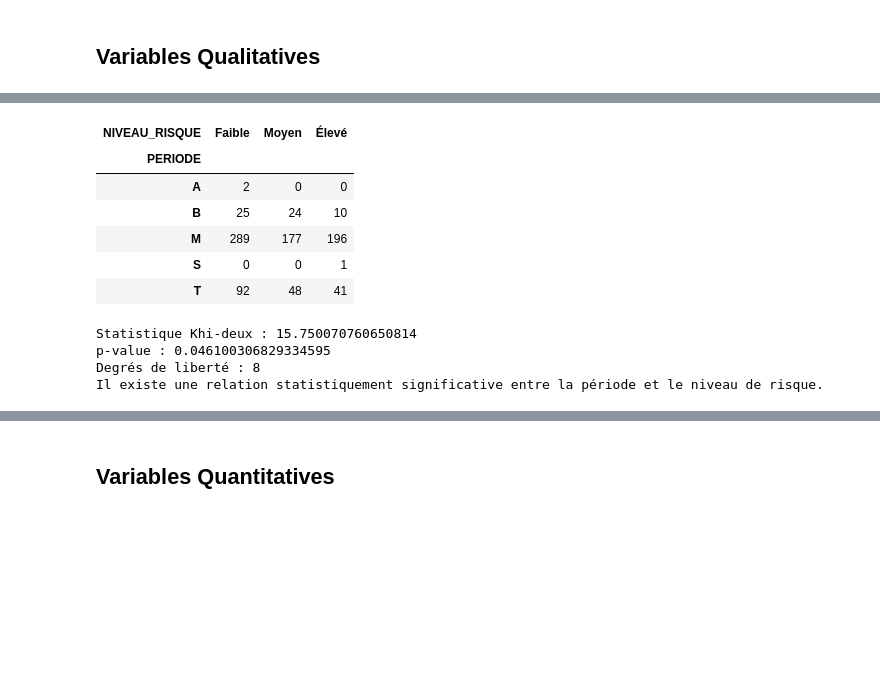
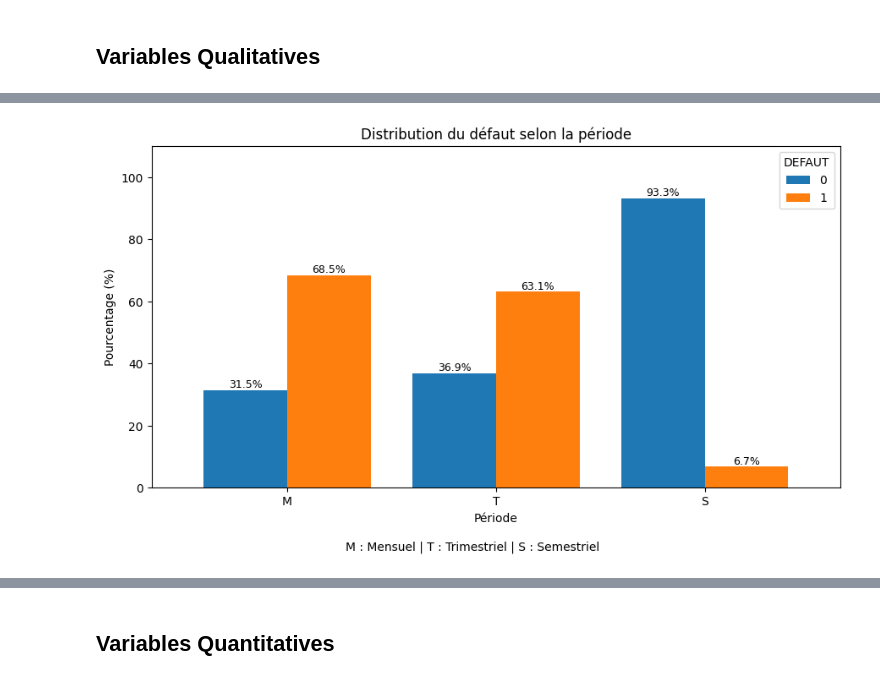
Before and after one commit to medmoude/cdd-credit-risk-scoring, a Jupyter notebook: bivariate_analysis.ipynb, the cells around one changed output, grey strips where cells are left out. Drawn from its saved outputs; the diff is of its cells as text; code cells hidden in the pictures; blank space fills up the shorter version.

```diff
--- a/bivariate_analysis.ipynb
+++ b/bivariate_analysis.ipynb
@@ -265,14 +236,3 @@ Il n'existe pas de relation statistiquement significative entre la portefeuil et
 # %%
-# Ordre des niveaux de risque
-ordre = ["Faible", "Moyen", "Élevé"]
-
-# Tableau croisé en pourcentage
-tableau_periode = pd.crosstab(
-    df["PERIODE"],
-    df["NIVEAU_RISQUE"],
-    normalize="index"
-).mul(100).round(2)
-
-tableau_periode = tableau_periode[ordre]
-
-display(tableau_periode)
+variable = 'PERIODE'
+target = 'DEFAUT'
@@ -325,29 +265,45 @@ plt.show()
 # %%
-# Tableau croisé en effectifs
-tableau_effectifs_periode = pd.crosstab(df["PERIODE"], df["NIVEAU_RISQUE"])
+# Préparer les pourcentages
+table_pct_graph = pd.crosstab(
+    df[variable],
+    df[target],
+    normalize='index'
+).mul(100)
 
-display(tableau_effectifs_periode)
+# Trier selon le taux de défaut = 1
+table_pct_graph = table_pct_graph.sort_values(by=1, ascending=False)
 
-# Test du Khi-deux
-chi2, p_value, dof, expected = chi2_contingency(tableau_effectifs_periode)
+# Graphique
+ax = table_pct_graph.plot(
+    kind='bar',
+    figsize=(9, 5),
+    width=0.8
+)
 
-print("Statistique Khi-deux :", chi2)
-print("p-value :", p_value)
-print("Degrés de liberté :", dof)
+# Ajouter les pourcentages sur les barres
+for container in ax.containers:
+    ax.bar_label(
+        container,
+        fmt='%.1f%%',
+        label_type='edge',
+        fontsize=9
+    )
 
-if p_value < 0.05:
-    print("Il existe une relation statistiquement significative entre la période et le niveau de risque.")
-else:
-    print("Il n'existe pas de relation statistiquement significative entre la période et le niveau de risque.")
+plt.xlabel('Période')
+plt.ylabel('Pourcentage (%)')
+plt.title('Distribution du défaut selon la période')
+plt.xticks(rotation=0)
+plt.legend(title='DEFAUT')
+plt.ylim(0, 110)
+
+plt.figtext(
+    0.5, -0.03,
+    "M : Mensuel | T : Trimestriel | S : Semestriel",
+    ha='center',
+    fontsize=10
+)
+
+plt.tight_layout()
+plt.show()
 # %% [output]
-| NIVEAU_RISQUE | Faible | Moyen | Élevé |
-| PERIODE |  |  |  |
-| A | 2 | 0 | 0 |
-| B | 25 | 24 | 10 |
-| M | 289 | 177 | 196 |
-| S | 0 | 0 | 1 |
-| T | 92 | 48 | 41 |
-Statistique Khi-deux : 15.750070760650814
-p-value : 0.046100306829334595
-Degrés de liberté : 8
-Il existe une relation statistiquement significative entre la période et le niveau de risque.
+[figure, added]
```
Also changed, not shown: parts of 55 cells of this notebook, 2 other files.
